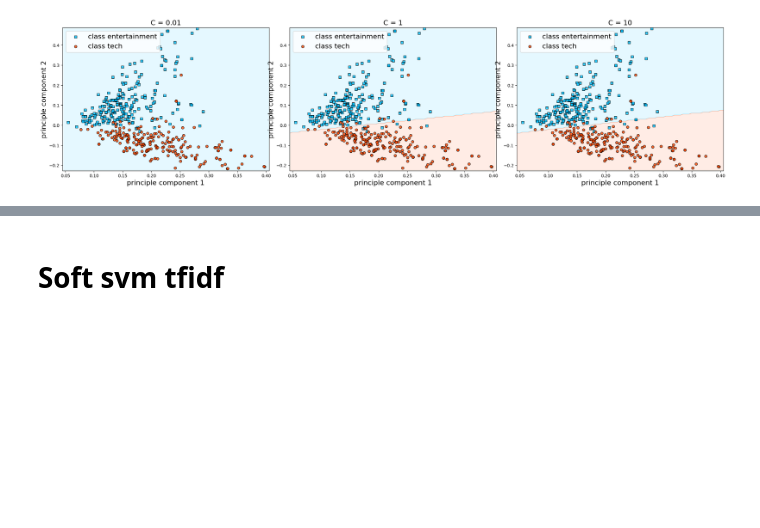
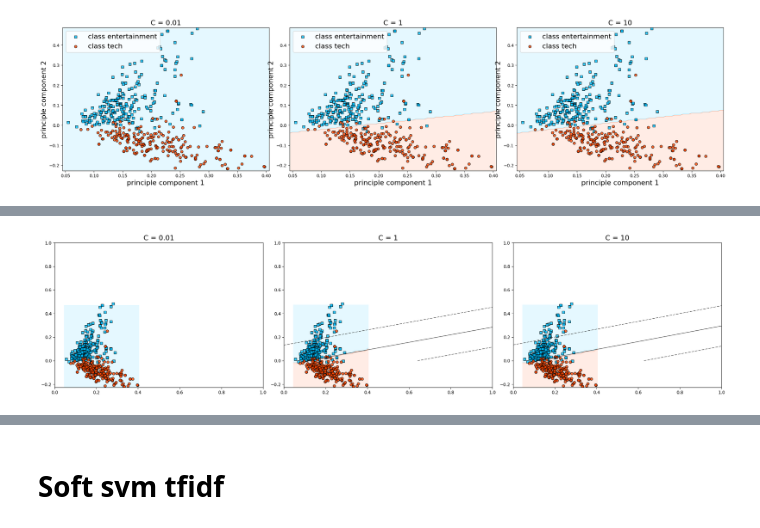
Before and after one commit to jeffcct/Tutorial-5, a Jupyter notebook: Assignment/draft.ipynb, the cells around one changed output, grey strips where cells are left out. Saved outputs shown, nothing was run; the diff lists cells and outputs as text; code cells hidden in the pictures; blank space fills up the shorter version.

```diff
--- a/Assignment/draft.ipynb
+++ b/Assignment/draft.ipynb
@@ -752,0 +775,15 @@ for axi, c in zip(ax, [0.01, 1, 10]):
+# %%
+# nothing
+pca_linear_svm = TruncatedSVD(n_components=2)
+pca_tfidf_svm = pca_linear_svm.fit_transform(X_all_tfidf)
+
+
+fig, ax = plt.subplots(1, 3, figsize=(24, 6))
+fig.subplots_adjust(left=0.0625, right=0.95, wspace=0.1)
+
+for axi, c in zip(ax, [0.1, 1, 10]):
+    model = SVC(kernel="linear", C=c).fit(X_all_tfidf, y_all)
+    plot_decision_function(pca_linear_svm, pca_tfidf_svm, y_all, axi, model)
+    axi.set_title(f'C = {c}', size=16)
+# %% [output]
+[figure, added]
```
Also changed, not shown: parts of 9 cells of this notebook.
